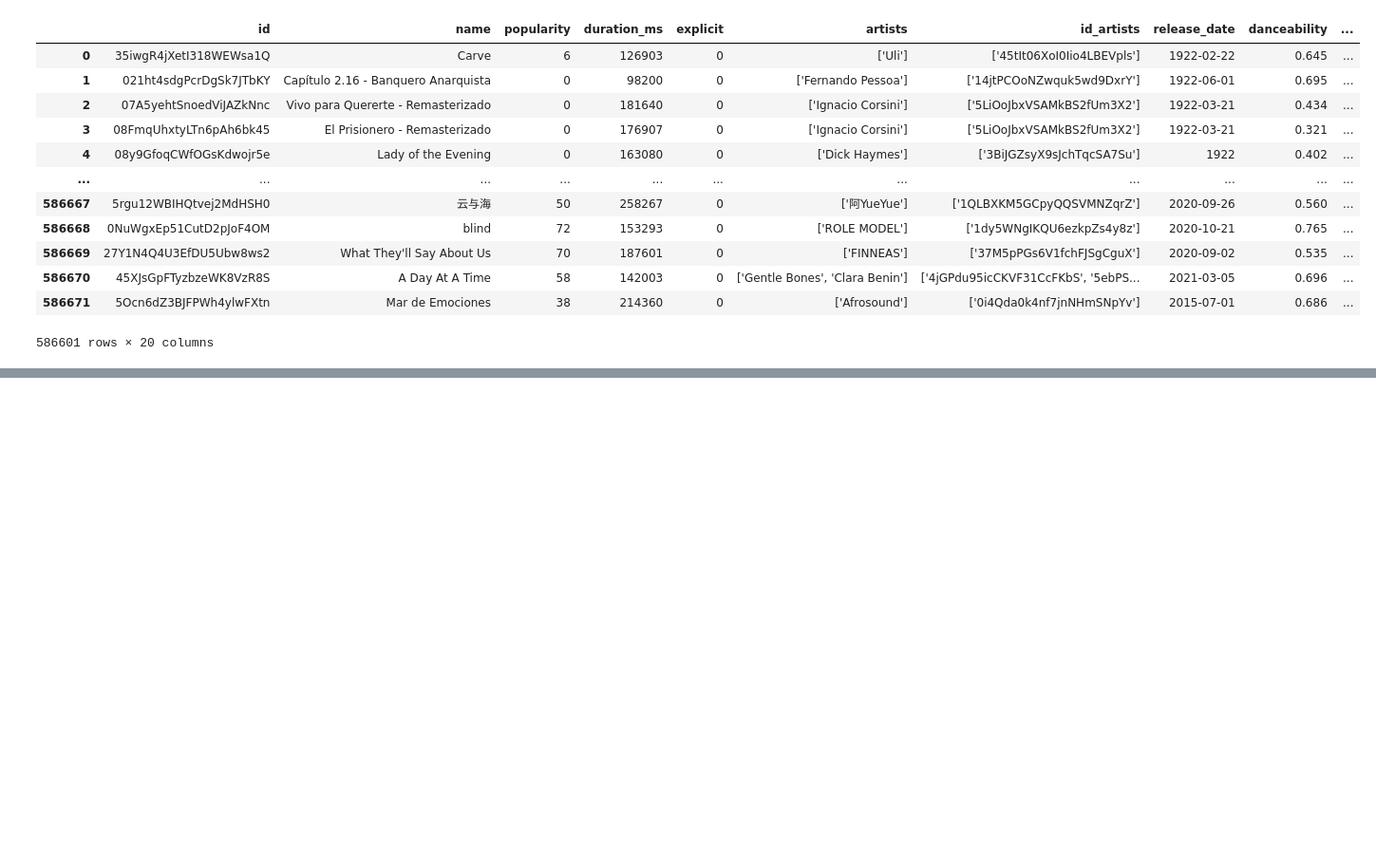
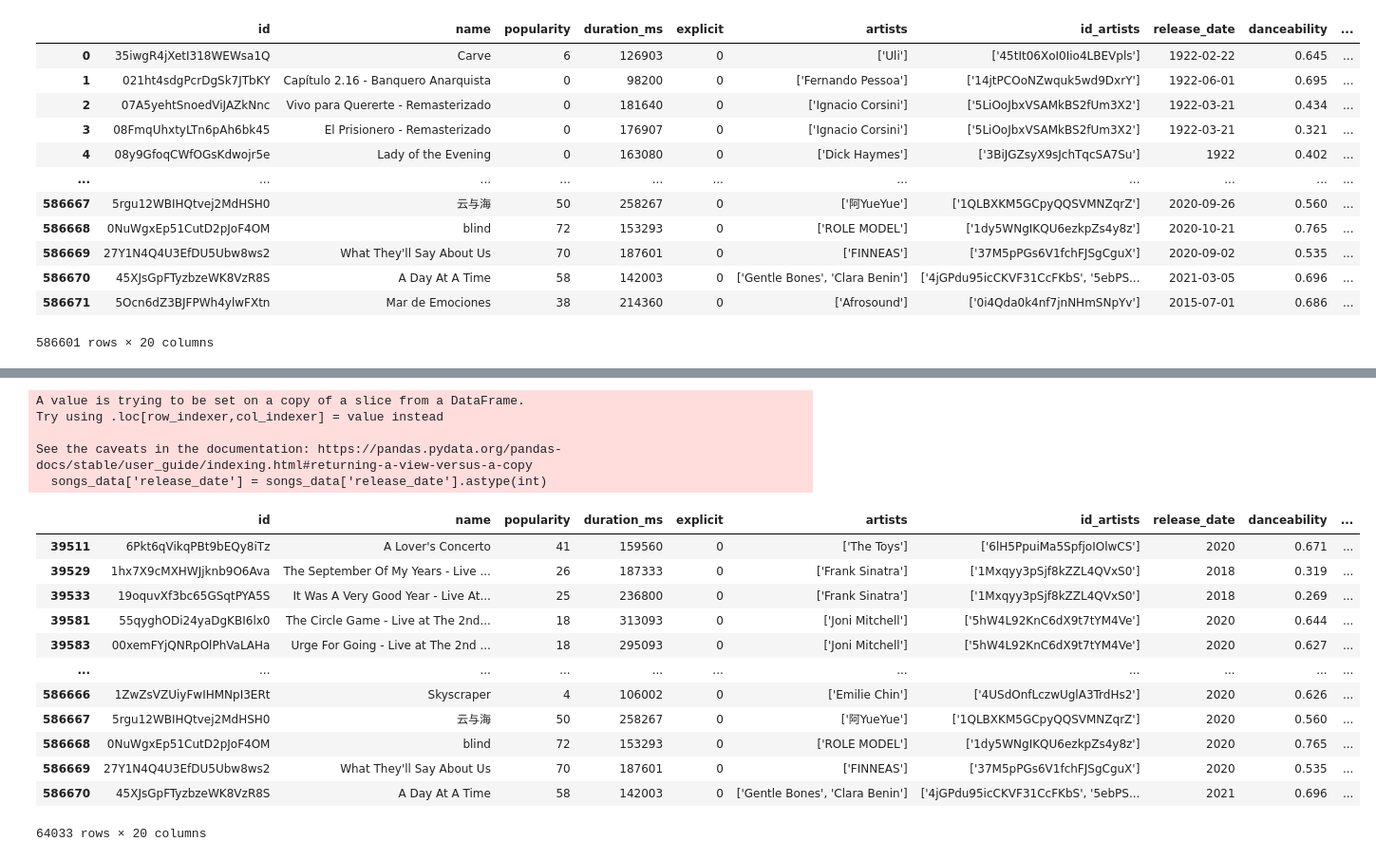
Before and after one commit to apalmm/contemporary-songs, a Jupyter notebook: recommendation_models.ipynb, the cells around one changed output, grey strips where cells are left out. Shown at 95% size. Saved outputs shown, nothing was run; the diff lists cells and outputs as text; code cells hidden in the pictures; blank space fills up the shorter version.

Commit message:
exploratory data analysis

```diff
--- a/recommendation_models.ipynb
+++ b/recommendation_models.ipynb
@@ -78,6 +88,3 @@ songs_data
 | 586670 | 45XJsGpFTyzbzeWK8VzR8S | A Day At A Time | 58 | 142003 | 0 | ['Gentle Bones', 'Clara Benin'] | ['4jGPdu95icCKVF31CcFKbS', '5ebPS... | 2021-03-05 | 0.696 | ... |
 | 586671 | 5Ocn6dZ3BJFPWh4ylwFXtn | Mar de Emociones | 38 | 214360 | 0 | ['Afrosound'] | ['0i4Qda0k4nf7jnNHmSNpYv'] | 2015-07-01 | 0.686 | ... |
 586601 rows × 20 columns
-# %%
-songs_data = songs_data.drop_duplicates()
-songs_data
@@ -99,0 +142,4 @@ songs_data.to_csv('cleaned_tracks.csv')
+# %%
+#standardize release-date strings (some which have year-month-date, and some with year) with just the year
+
+songs_data.release_date.replace({'-.*': ''}, regex=True, inplace=True)
@@ -99,0 +166,25 @@ songs_data.to_csv('cleaned_tracks.csv')
+# %%
+songs_data['release_date'] = songs_data['release_date'].astype(int)
+# %% [output]
+A value is trying to be set on a copy of a slice from a DataFrame.
+Try using .loc[row_indexer,col_indexer] = value instead
+
+See the caveats in the documentation: https://pandas.pydata.org/pandas-docs/stable/user_guide/indexing.html#returning-a-view-versus-a-copy
+  songs_data['release_date'] = songs_data['release_date'].astype(int)
+# %%
+df = songs_data[songs_data['release_date'] > 2015]
+df
+# %% [output]
+|  | id | name | popularity | duration_ms | explicit | artists | id_artists | release_date | danceability | ... |
+| 39511 | 6Pkt6qVikqPBt9bEQy8iTz | A Lover's Concerto | 41 | 159560 | 0 | ['The Toys'] | ['6lH5PpuiMa5SpfjoIOlwCS'] | 2020 | 0.671 | ... |
+| 39529 | 1hx7X9cMXHWJjknb9O6Ava | The September Of My Years - Live ... | 26 | 187333 | 0 | ['Frank Sinatra'] | ['1Mxqyy3pSjf8kZZL4QVxS0'] | 2018 | 0.319 | ... |
+| 39533 | 19oquvXf3bc65GSqtPYA5S | It Was A Very Good Year - Live At... | 25 | 236800 | 0 | ['Frank Sinatra'] | ['1Mxqyy3pSjf8kZZL4QVxS0'] | 2018 | 0.269 | ... |
+| 39581 | 55qyghODi24yaDgKBI6lx0 | The Circle Game - Live at The 2nd... | 18 | 313093 | 0 | ['Joni Mitchell'] | ['5hW4L92KnC6dX9t7tYM4Ve'] | 2020 | 0.644 | ... |
+| 39583 | 00xemFYjQNRpOlPhVaLAHa | Urge For Going - Live at The 2nd ... | 18 | 295093 | 0 | ['Joni Mitchell'] | ['5hW4L92KnC6dX9t7tYM4Ve'] | 2020 | 0.627 | ... |
+| ... | ... | ... | ... | ... | ... | ... | ... | ... | ... | ... |
+| 586666 | 1ZwZsVZUiyFwIHMNpI3ERt | Skyscraper | 4 | 106002 | 0 | ['Emilie Chin'] | ['4USdOnfLczwUglA3TrdHs2'] | 2020 | 0.626 | ... |
+| 586667 | 5rgu12WBIHQtvej2MdHSH0 | 云与海 | 50 | 258267 | 0 | ['阿YueYue'] | ['1QLBXKM5GCpyQQSVMNZqrZ'] | 2020 | 0.560 | ... |
+| 586668 | 0NuWgxEp51CutD2pJoF4OM | blind | 72 | 153293 | 0 | ['ROLE MODEL'] | ['1dy5WNgIKQU6ezkpZs4y8z'] | 2020 | 0.765 | ... |
+| 586669 | 27Y1N4Q4U3EfDU5Ubw8ws2 | What They'll Say About Us | 70 | 187601 | 0 | ['FINNEAS'] | ['37M5pPGs6V1fchFJSgCguX'] | 2020 | 0.535 | ... |
+| 586670 | 45XJsGpFTyzbzeWK8VzR8S | A Day At A Time | 58 | 142003 | 0 | ['Gentle Bones', 'Clara Benin'] | ['4jGPdu95icCKVF31CcFKbS', '5ebPS... | 2021 | 0.696 | ... |
+64033 rows × 20 columns
```
Also changed, not shown: parts of 16 cells of this notebook.
